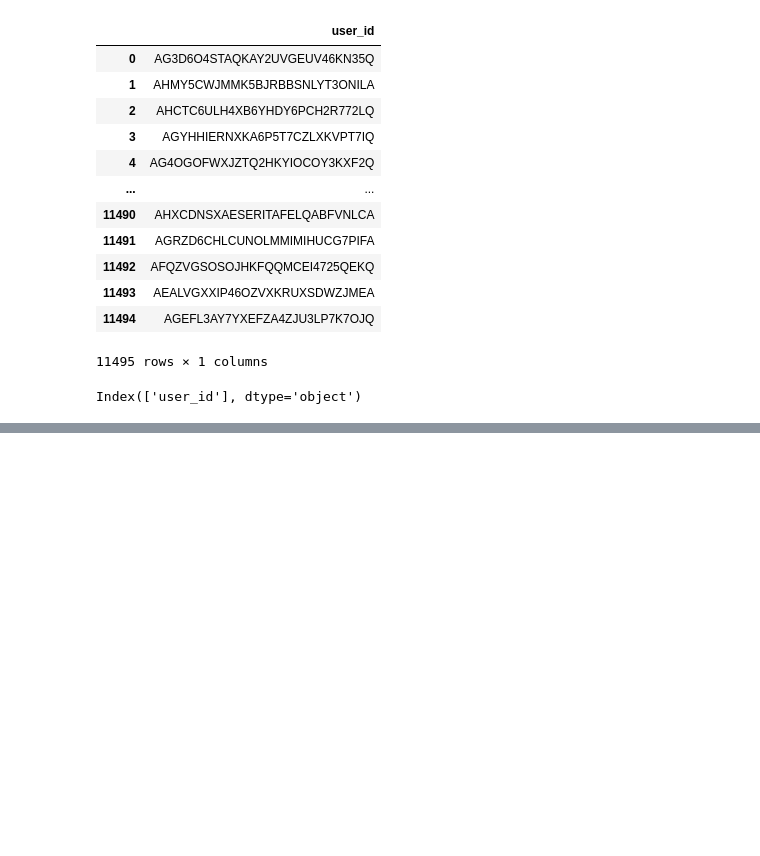
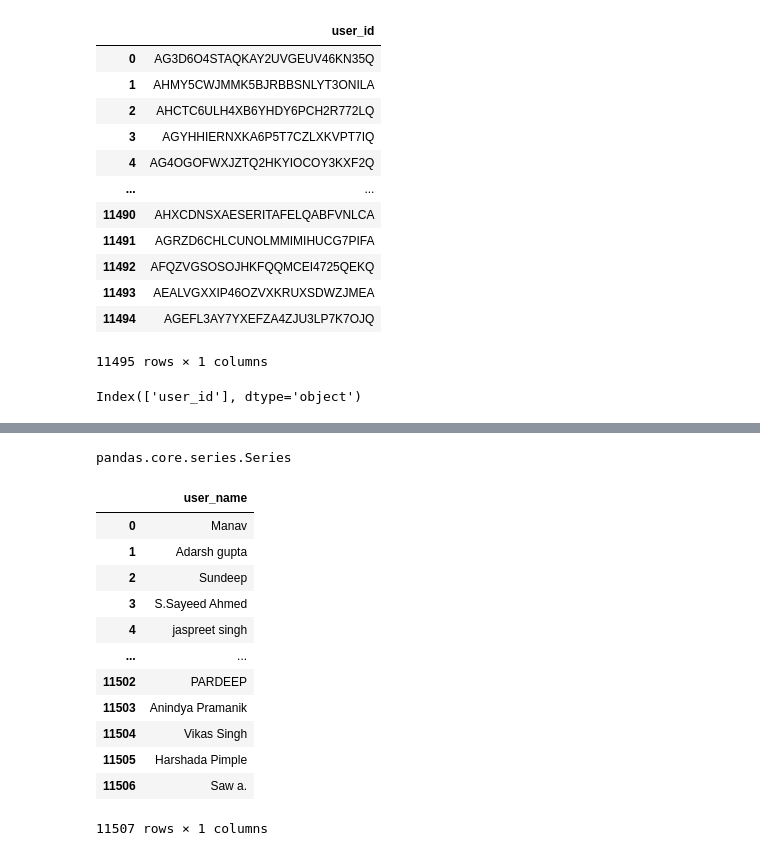
Before and after one commit to wxteh/amazon-customer-review-analysis, a Jupyter notebook: notebooks/arhturmollett-clean-data.ipynb, the cells around one changed output, grey strips where cells are left out. Drawn from its saved outputs; the diff is of its cells as text; code cells hidden in the pictures; blank space fills up the shorter version.

```diff
--- a/notebooks/arhturmollett-clean-data.ipynb
+++ b/notebooks/arhturmollett-clean-data.ipynb
@@ -269,0 +274,2 @@ Index(['user_id'], dtype='object')
+# %%
+reviewer_user_name_split = reviewers_df['user_name'].str.split(',', expand=False)
@@ -269,0 +291,3 @@ Index(['user_id'], dtype='object')
+# %%
+reviewer_user_name_split_exploded = reviewer_user_name_split.explode()
+reviewer_user_name_split_exploded
@@ -269,0 +307,3 @@ Index(['user_id'], dtype='object')
+# %%
+reviewer_user_name_clean = reviewer_user_name_split_exploded.reset_index(drop=True)
+reviewer_user_name_clean
@@ -269,0 +323,21 @@ Index(['user_id'], dtype='object')
+# %%
+type(reviewer_user_name_clean)
+# %% [output]
+pandas.core.series.Series
+# %%
+reviewer_user_name_clean_df = pd.DataFrame(reviewer_user_name_clean)
+reviewer_user_name_clean_df
+# %% [output]
+|  | user_name |
+| 0 | Manav |
+| 1 | Adarsh gupta |
+| 2 | Sundeep |
+| 3 | S.Sayeed Ahmed |
+| 4 | jaspreet singh |
+| ... | ... |
+| 11502 | PARDEEP |
+| 11503 | Anindya Pramanik |
+| 11504 | Vikas Singh |
+| 11505 | Harshada Pimple |
+| 11506 | Saw a. |
+11507 rows × 1 columns
```
Also changed, not shown: parts of 33 cells of this notebook.
